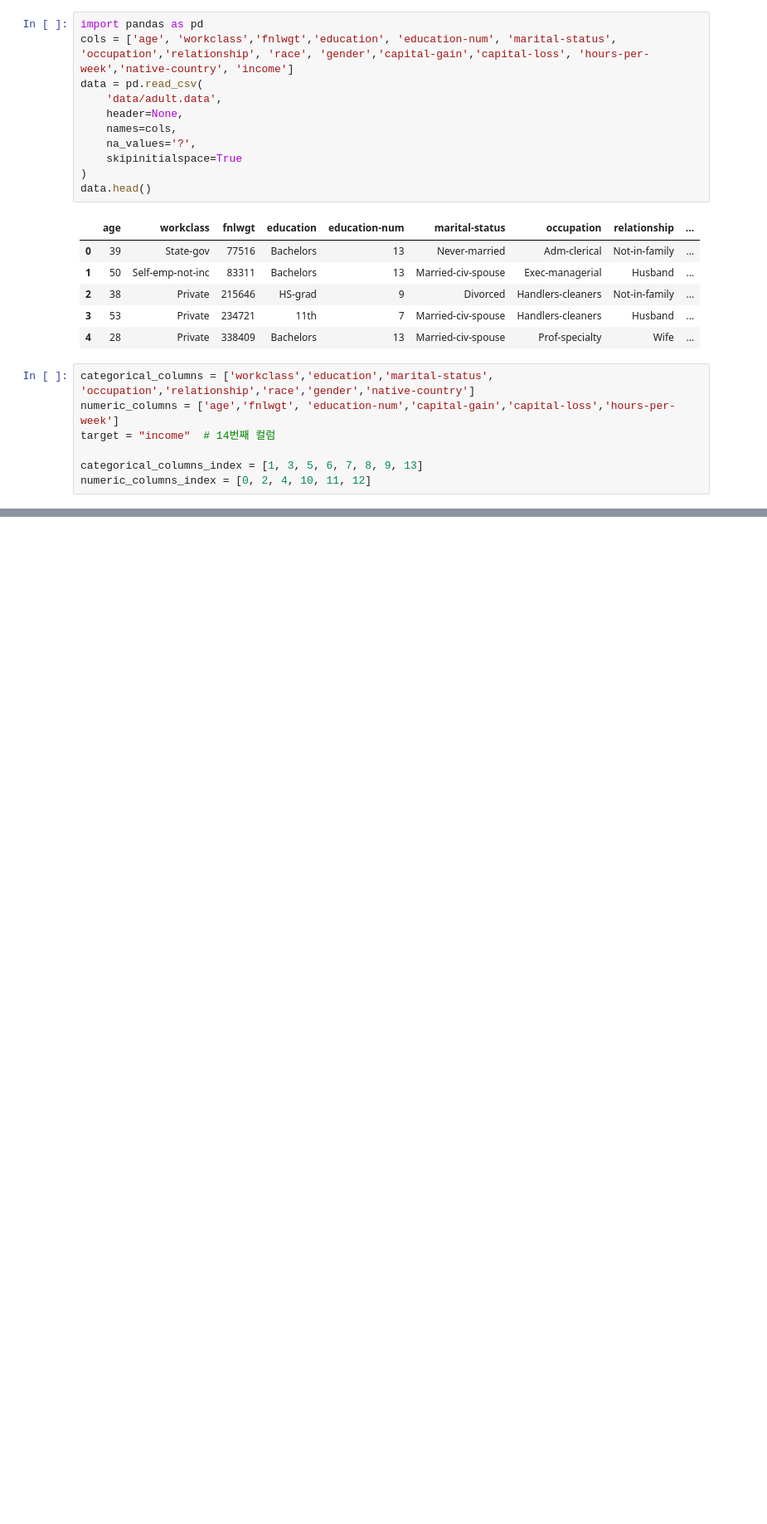
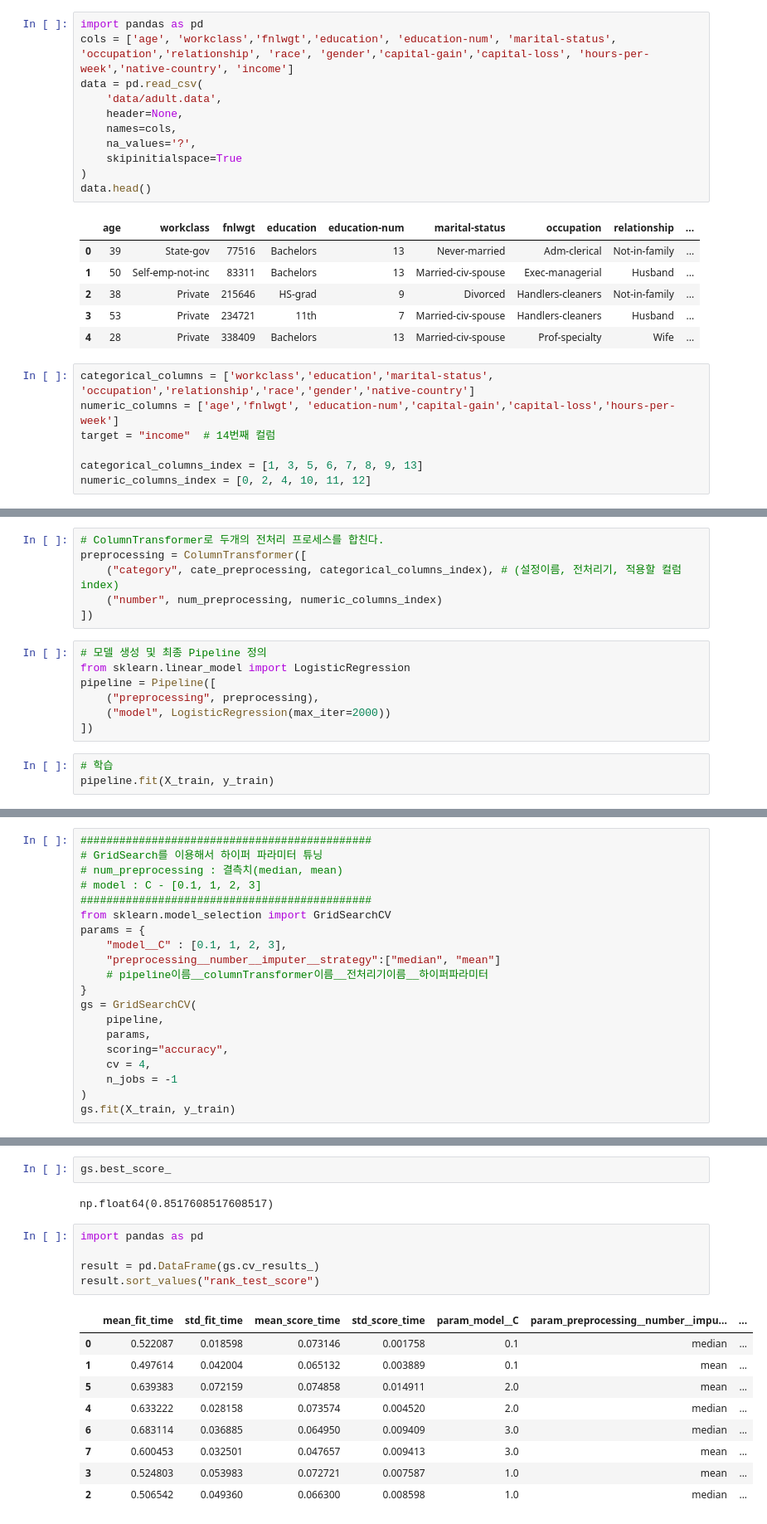
Before and after one commit to seonguihong/SKN13_mysrc, a Jupyter notebook: 08_머신러닝/06_과적합_일반화_그리드서치_파이프라인.ipynb, the cells around one changed output, grey strips where cells are left out. Shown: that part at 83% size. Saved outputs shown, nothing was run; the diff lists cells and outputs as text; blank space fills up the shorter version.

```diff
--- a/08_머신러닝/06_과적합_일반화_그리드서치_파이프라인.ipynb
+++ b/08_머신러닝/06_과적합_일반화_그리드서치_파이프라인.ipynb
@@ -910,0 +909,16 @@ fe_transformer.fit_transform(na_values)
+# %%
+# ColumnTransformer로 두개의 전처리 프로세스를 합친다.
+preprocessing = ColumnTransformer([
+    ("category", cate_preprocessing, categorical_columns_index), # (설정이름, 전처리기, 적용할 컬럼 index)
+    ("number", num_preprocessing, numeric_columns_index)
+])
+# %%
+# 모델 생성 및 최종 Pipeline 정의
+from sklearn.linear_model import LogisticRegression
+pipeline = Pipeline([
+    ("preprocessing", preprocessing),
+    ("model", LogisticRegression(max_iter=2000))
+])
+# %%
+# 학습
+pipeline.fit(X_train, y_train)
@@ -910,0 +965,20 @@ fe_transformer.fit_transform(na_values)
+# %%
+#############################################
+# GridSearch를 이용해서 하이퍼 파라미터 튜닝
+# num_preprocessing : 결측치(median, mean)
+# model : C - [0.1, 1, 2, 3]
+#############################################
+from sklearn.model_selection import GridSearchCV
+params = {
+    "model__C" : [0.1, 1, 2, 3],
+    "preprocessing__number__imputer__strategy":["median", "mean"]
+    # pipeline이름__columnTransformer이름__전처리기이름__하이퍼파라미터
+}
+gs = GridSearchCV(
+    pipeline,
+    params,
+    scoring="accuracy",
+    cv = 4,
+    n_jobs = -1
+)
+gs.fit(X_train, y_train)
@@ -910,0 +1007,19 @@ fe_transformer.fit_transform(na_values)
+# %%
+gs.best_score_
+# %% [output]
+np.float64(0.8517608517608517)
+# %%
+import pandas as pd
+
+result = pd.DataFrame(gs.cv_results_)
+result.sort_values("rank_test_score")
+# %% [output]
+|  | mean_fit_time | std_fit_time | mean_score_time | std_score_time | param_model__C | param_preprocessing__number__impu... | ... |
+| 0 | 0.522087 | 0.018598 | 0.073146 | 0.001758 | 0.1 | median | ... |
+| 1 | 0.497614 | 0.042004 | 0.065132 | 0.003889 | 0.1 | mean | ... |
+| 5 | 0.639383 | 0.072159 | 0.074858 | 0.014911 | 2.0 | mean | ... |
+| 4 | 0.633222 | 0.028158 | 0.073574 | 0.004520 | 2.0 | median | ... |
+| 6 | 0.683114 | 0.036885 | 0.064950 | 0.009409 | 3.0 | median | ... |
+| 7 | 0.600453 | 0.032501 | 0.047657 | 0.009413 | 3.0 | mean | ... |
+| 3 | 0.524803 | 0.053983 | 0.072721 | 0.007587 | 1.0 | mean | ... |
+| 2 | 0.506542 | 0.049360 | 0.066300 | 0.008598 | 1.0 | median | ... |
```
Also changed, not shown: parts of 11 cells of this notebook, 3 other files.
